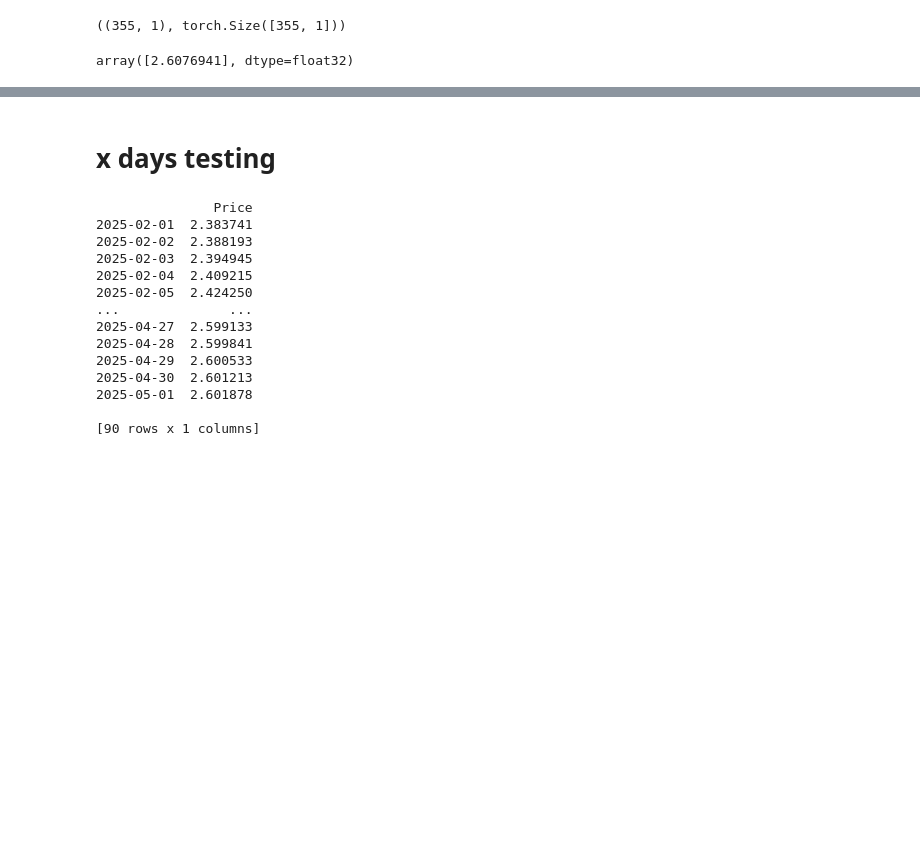
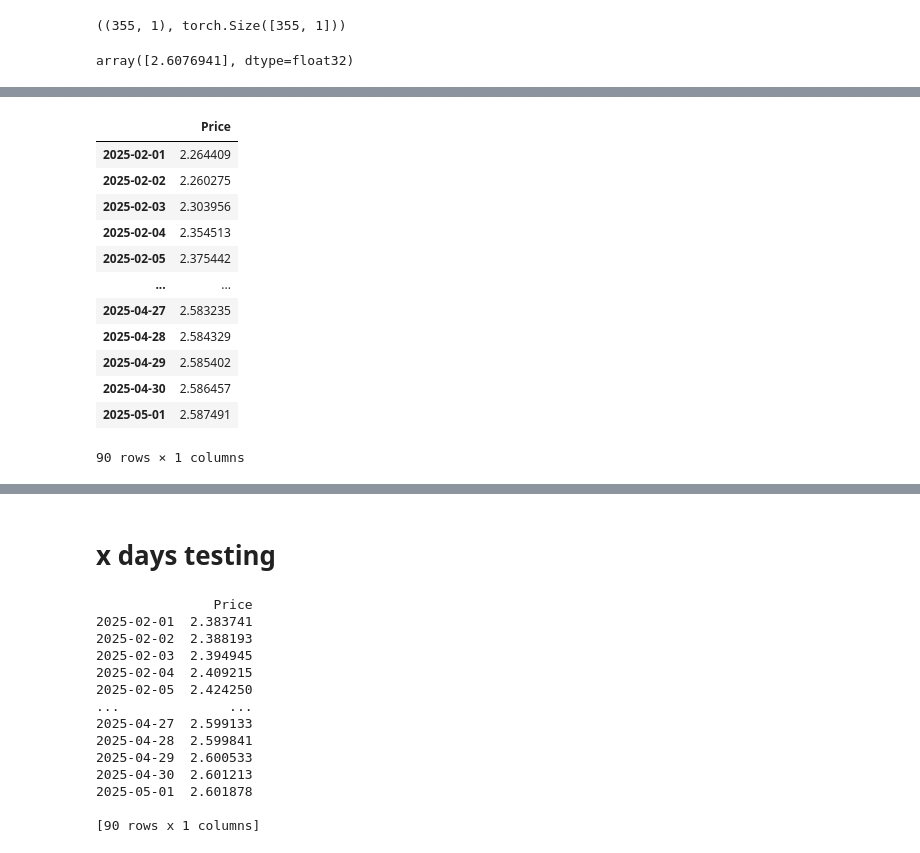
Before and after one commit to suhaodatascichem/Methionine-price, a Jupyter notebook: Methionine_price.ipynb, the cells around one changed output, grey strips where cells are left out. Cells and saved outputs as stored; diff of their text form; code cells hidden in the pictures; blank space fills up the shorter version.

```diff
--- a/Methionine_price.ipynb
+++ b/Methionine_price.ipynb
@@ -484,0 +556,17 @@ plt.show()
+# %%
+future_predictions = pd.DataFrame(future_predictions, columns=['Price'], index=future_dates)
+future_predictions
+# %% [output]
+|  | Price |
+| 2025-02-01 | 2.264409 |
+| 2025-02-02 | 2.260275 |
+| 2025-02-03 | 2.303956 |
+| 2025-02-04 | 2.354513 |
+| 2025-02-05 | 2.375442 |
+| ... | ... |
+| 2025-04-27 | 2.583235 |
+| 2025-04-28 | 2.584329 |
+| 2025-04-29 | 2.585402 |
+| 2025-04-30 | 2.586457 |
+| 2025-05-01 | 2.587491 |
+90 rows × 1 columns
```
Also changed, not shown: parts of 13 cells of this notebook.
